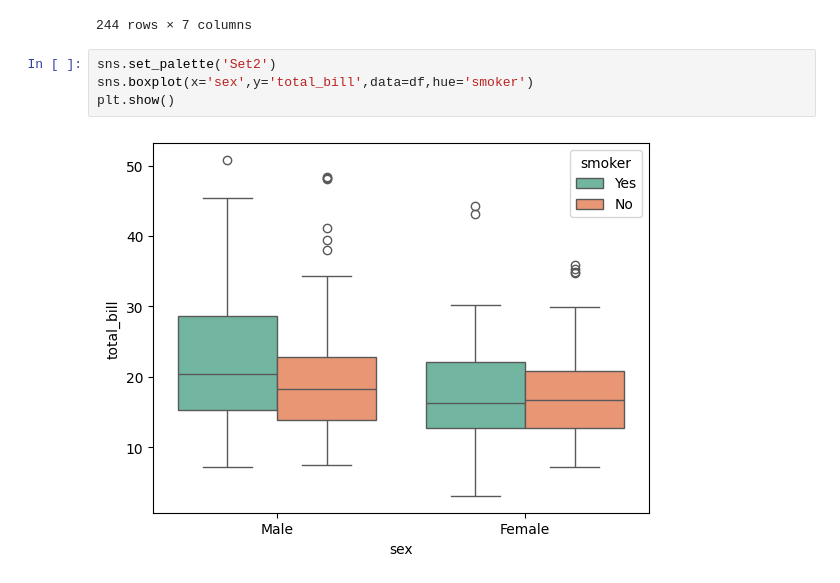
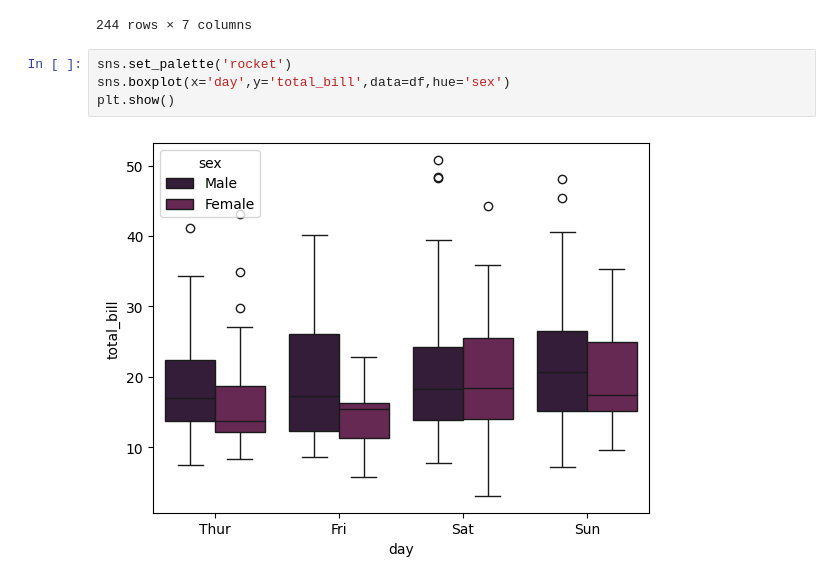
Before and after one commit to barathsrinatha-jpg/Data-Science, a Jupyter notebook: Code/30thMay2026.ipynb, the cells around one changed output. Cells and saved outputs as stored; diff of their text form.

```diff
--- a/Code/30thMay2026.ipynb
+++ b/Code/30thMay2026.ipynb
@@ -23,8 +23,8 @@ df
 | 243 | 18.78 | 3.00 | Female | No | Thur | Dinner | 2 |
 244 rows × 7 columns
 # %%
-sns.set_palette('Set2')
-sns.boxplot(x='sex',y='total_bill',data=df,hue='smoker')
+sns.set_palette('rocket')
+sns.boxplot(x='day',y='total_bill',data=df,hue='sex')
 plt.show()
 # %% [output]
-[figure, old version]
+[figure, new version]
```
Also changed, not shown: parts of 24 cells of this notebook.
